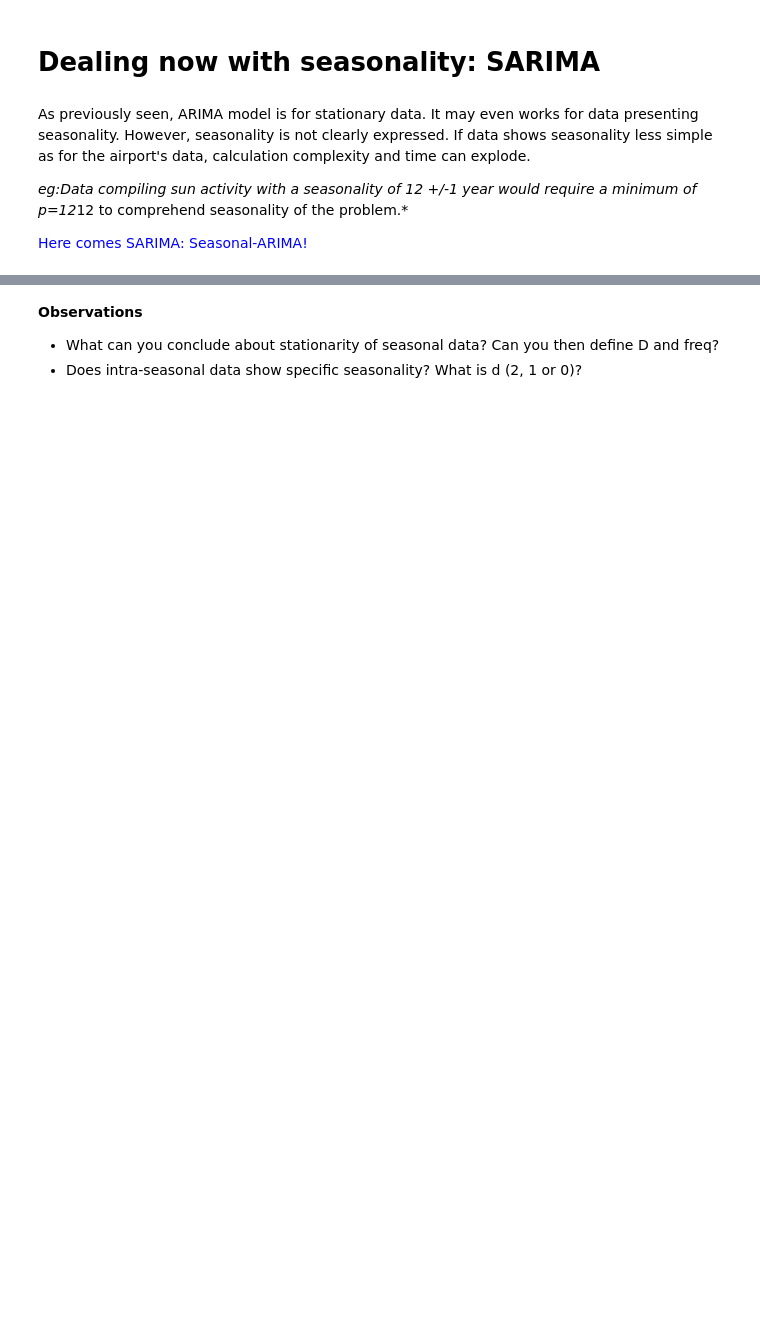
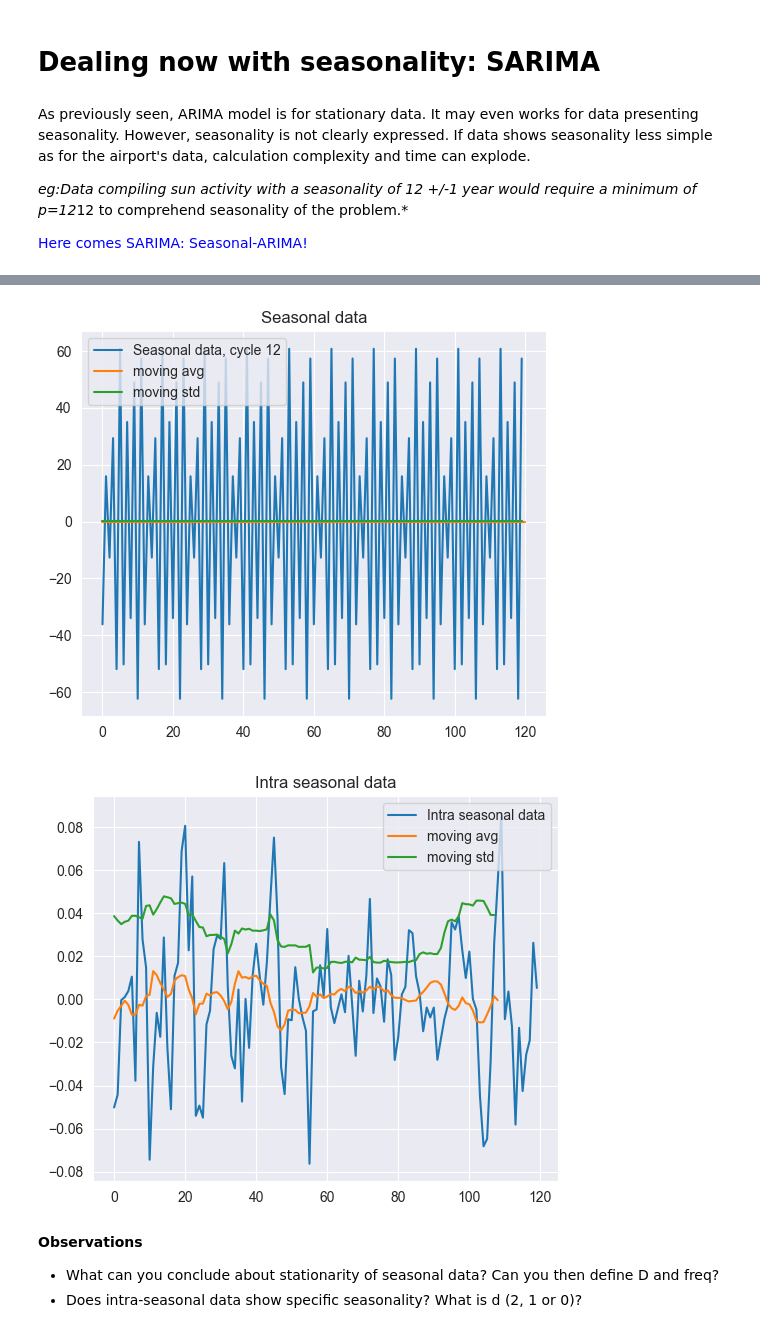
Before and after one commit to ManuLabricole/CDN-MachineLearning, a Jupyter notebook: ML6/2023_Campus_ML6-NB2.ipynb, the cells around one changed output, grey strips where cells are left out. Saved outputs shown, nothing was run; the diff lists cells and outputs as text; code cells hidden in the pictures; blank space fills up the shorter version.

```diff
--- a/ML6/2023_Campus_ML6-NB2.ipynb
+++ b/ML6/2023_Campus_ML6-NB2.ipynb
@@ -974,21 +1008,27 @@ def moving_std(a, n=3) :
 # %%
-seasonal_data = decomposed.seasonal + decomposed.trend
+from pmdarima import arima
+decomposed = arima.decompose(np.log(train).values, 'additive', m=12)
+
+seasonal_data = decomposed.seasonal
 seasonal_data = seasonal_data[~np.isnan(seasonal_data)]
 
 plt.plot(np.diff(seasonal_data, 12), label='Seasonal data, cycle 12')
 plt.plot(moving_average(seasonal_data, n=12), label='moving avg')
 plt.plot(moving_std(seasonal_data, n=12), label='moving std')
 plt.title('Seasonal data')
 plt.legend()
 plt.show()
 
 non_seasonal_data = decomposed.random[~np.isnan(decomposed.random)]
 plt.plot(non_seasonal_data, label='Intra seasonal data')
 plt.plot(moving_average(non_seasonal_data, n=12), label='moving avg')
 plt.plot(moving_std(non_seasonal_data, n=12), label='moving std')
 plt.title('Intra seasonal data')
 plt.legend()
 plt.show()
+# %% [output]
+[figure, added]
+[figure, added]
 # %% [markdown]
 **Observations**
 - What can you conclude about stationarity of seasonal data? Can you then define D and freq?
```
Also changed, not shown: parts of 61 cells of this notebook, 1 other file.
